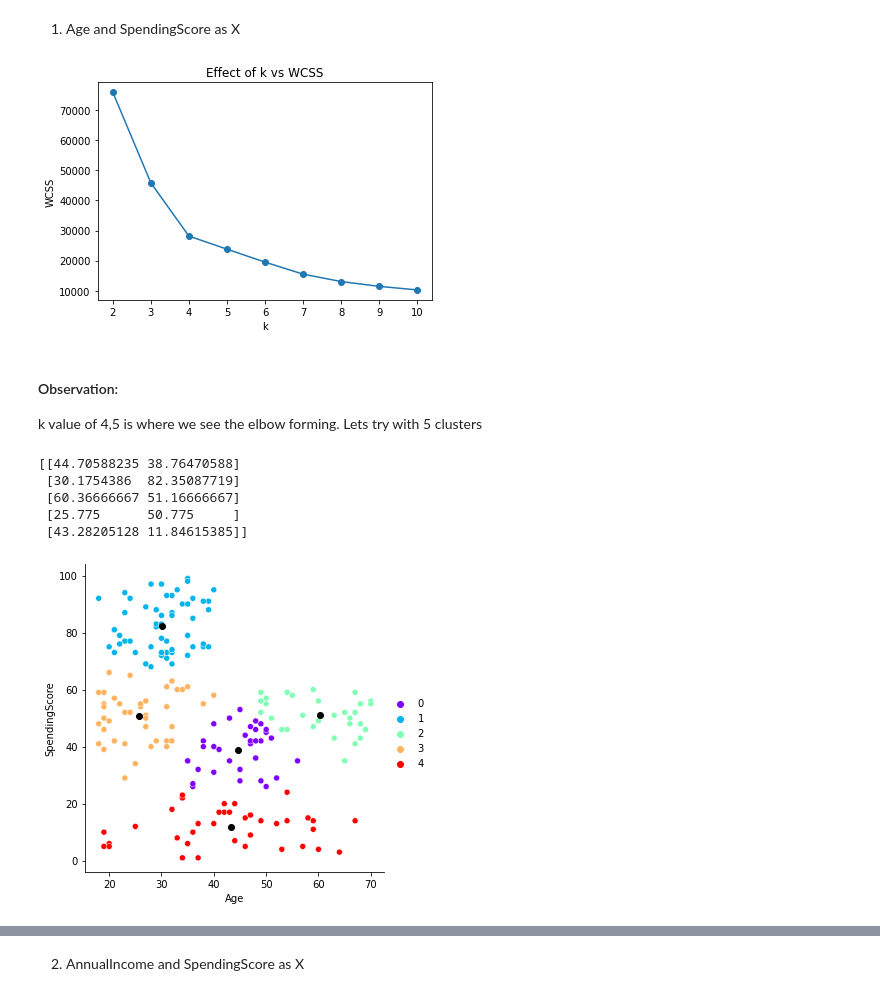
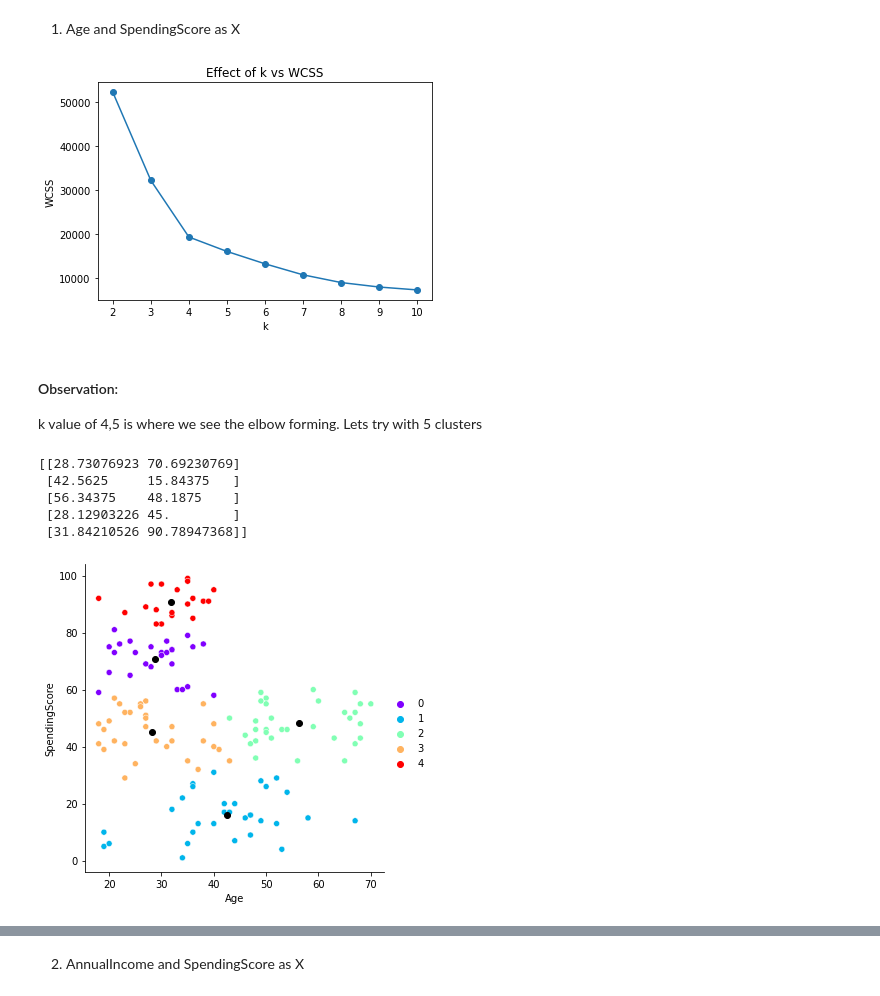
Before and after one commit to PadmakarDeshpande/ML_projects, a Jupyter notebook: CustomerSegmentation/CustomerSegmentation.ipynb, the cells around one changed output, grey strips where cells are left out. Cells and saved outputs as stored; diff of their text form; code cells hidden in the pictures.

```diff
--- a/CustomerSegmentation/CustomerSegmentation.ipynb
+++ b/CustomerSegmentation/CustomerSegmentation.ipynb
@@ -198,0 +203,4 @@ from sklearn.cluster import KMeans
+# %%
+# Split 70% of the data into train set
+X_train = df_data.sample(frac=0.7, random_state=1)
+X_train.shape
@@ -198,0 +209,11 @@ from sklearn.cluster import KMeans
+# %%
+# Split the remianing 30% data into test set
+X_test = df_data.drop(X_train.index, axis=0)
+
+# reset the index
+X_test.reset_index(inplace=True)
+X_train.reset_index(inplace=True)
+
+# resetting creates a new columns called index, drop it
+X_train.drop('index',axis=1, inplace=True)
+X_test.drop('index',axis=1, inplace=True)
@@ -199,13 +236,14 @@ from sklearn.cluster import KMeans
 # %% [markdown]
 1) Age and SpendingScore as X
 # %%
-X=df_data[['Age','SpendingScore']]
+X_1=X_train[['Age','SpendingScore']]
 
+X_2=X_test[['Age','SpendingScore']]
 # finding the right value of k, using elbow curve
 wcss = []
 for k in range(2,11):
     kmeans = KMeans(n_clusters=k)
-    kmeans.fit(X)
+    kmeans.fit(X_1)
     wcss.append(kmeans.inertia_)
 
 plt.plot(range(2,11), wcss, marker='o')
@@ -214,25 +252,26 @@ plt.ylabel('WCSS')
 plt.title('Effect of k vs WCSS')
 plt.show()
 # %% [output]
-[figure, old version]
+[figure, new version]
 # %% [markdown]
 #### Observation:
 k value of 4,5 is where we see the elbow forming.
 Lets try with 5 clusters
 # %%
 kmeans = KMeans(n_clusters=5)
-labels = kmeans.fit_predict(X)
+y_1 = kmeans.fit_predict(X_1)
+y_2 = kmeans.predict(X_2)
 cluster_centroids = kmeans.cluster_centers_
 print(cluster_centroids)
 # %% [output]
-[[44.70588235 38.76470588]
- [30.1754386  82.35087719]
- [60.36666667 51.16666667]
- [25.775      50.775     ]
- [43.28205128 11.84615385]]
+[[28.73076923 70.69230769]
+ [42.5625     15.84375   ]
+ [56.34375    48.1875    ]
+ [28.12903226 45.        ]
+ [31.84210526 90.78947368]]
 # %%
-sns.relplot(x='Age',y='SpendingScore',hue=labels, palette='rainbow', data=X)
+sns.relplot(x='Age',y='SpendingScore',hue=y_1, palette='rainbow', data=X_1)
 plt.scatter(cluster_centroids[:,0],cluster_centroids[:,1], color='black')
 plt.show()
 # %% [output]
-[figure, old version]
+[figure, new version]
```
Also changed, not shown: parts of 37 cells of this notebook.
